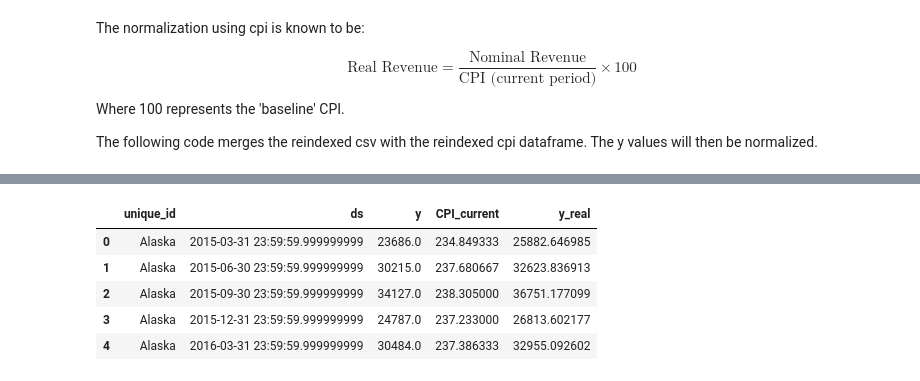
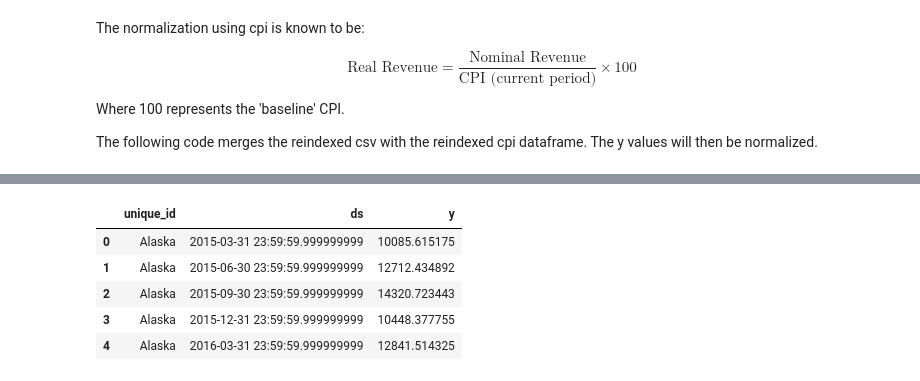
Before and after one commit to PranavShidlaghatta/BaggageRevenueModel, a Jupyter notebook: notebooks/cpi/cpi_fetch.ipynb, the cells around one changed output, grey strips where cells are left out. Saved outputs shown, nothing was run; the diff lists cells and outputs as text; code cells hidden in the pictures.

```diff
--- a/notebooks/cpi/cpi_fetch.ipynb
+++ b/notebooks/cpi/cpi_fetch.ipynb
@@ -96,17 +96,21 @@ df_reindexed['ds'] = pd.to_datetime(df_reindexed['ds'])
 
 df_reindexed = df_reindexed.merge(cpi_reindexed.rename(columns={"CPI": "CPI_current"}),on='ds',how='left')
 
-base_period = df_reindexed[df_reindexed['ds'] <= train_end]['ds'].max()
+# base_period = df_reindexed[df_reindexed['ds'] <= train_end]['ds'].max()
+base_period = df_reindexed['ds'].max()
+print(base_period)
+
 
 base_cpi = df_reindexed.loc[df_reindexed['ds'] == base_period, "CPI_current"].values[0]
+# base_cpi = 100
 
 print(f"Base cpi is {base_cpi}")
 
 df_reindexed['y_real'] = df_reindexed['y'] / df_reindexed['CPI_current'] * base_cpi
 
-# df_reindexed['y'] = df_reindexed['y_real']
+df_reindexed['y'] = df_reindexed['y_real']
 
-# df_reindexed = df_reindexed.drop(['y_real', 'CPI_current'], axis=1)
+df_reindexed = df_reindexed.drop(['y_real', 'CPI_current'], axis=1)
 
 df_reindexed.head()
 # %% [output]
@@ -114,9 +119,9 @@ Base cpi is 256.62933333333336
-|  | unique_id | ds | y | CPI_current | y_real |
-| 0 | Alaska | 2015-03-31 23:59:59.999999999 | 23686.0 | 234.849333 | 25882.646985 |
-| 1 | Alaska | 2015-06-30 23:59:59.999999999 | 30215.0 | 237.680667 | 32623.836913 |
-| 2 | Alaska | 2015-09-30 23:59:59.999999999 | 34127.0 | 238.305000 | 36751.177099 |
-| 3 | Alaska | 2015-12-31 23:59:59.999999999 | 24787.0 | 237.233000 | 26813.602177 |
-| 4 | Alaska | 2016-03-31 23:59:59.999999999 | 30484.0 | 237.386333 | 32955.092602 |
+|  | unique_id | ds | y |
+| 0 | Alaska | 2015-03-31 23:59:59.999999999 | 10085.615175 |
+| 1 | Alaska | 2015-06-30 23:59:59.999999999 | 12712.434892 |
+| 2 | Alaska | 2015-09-30 23:59:59.999999999 | 14320.723443 |
+| 3 | Alaska | 2015-12-31 23:59:59.999999999 | 10448.377755 |
+| 4 | Alaska | 2016-03-31 23:59:59.999999999 | 12841.514325 |
 # %%
 from utilsforecast.plotting import plot_series
 
```
Also changed, not shown: parts of 2 cells of this notebook.
